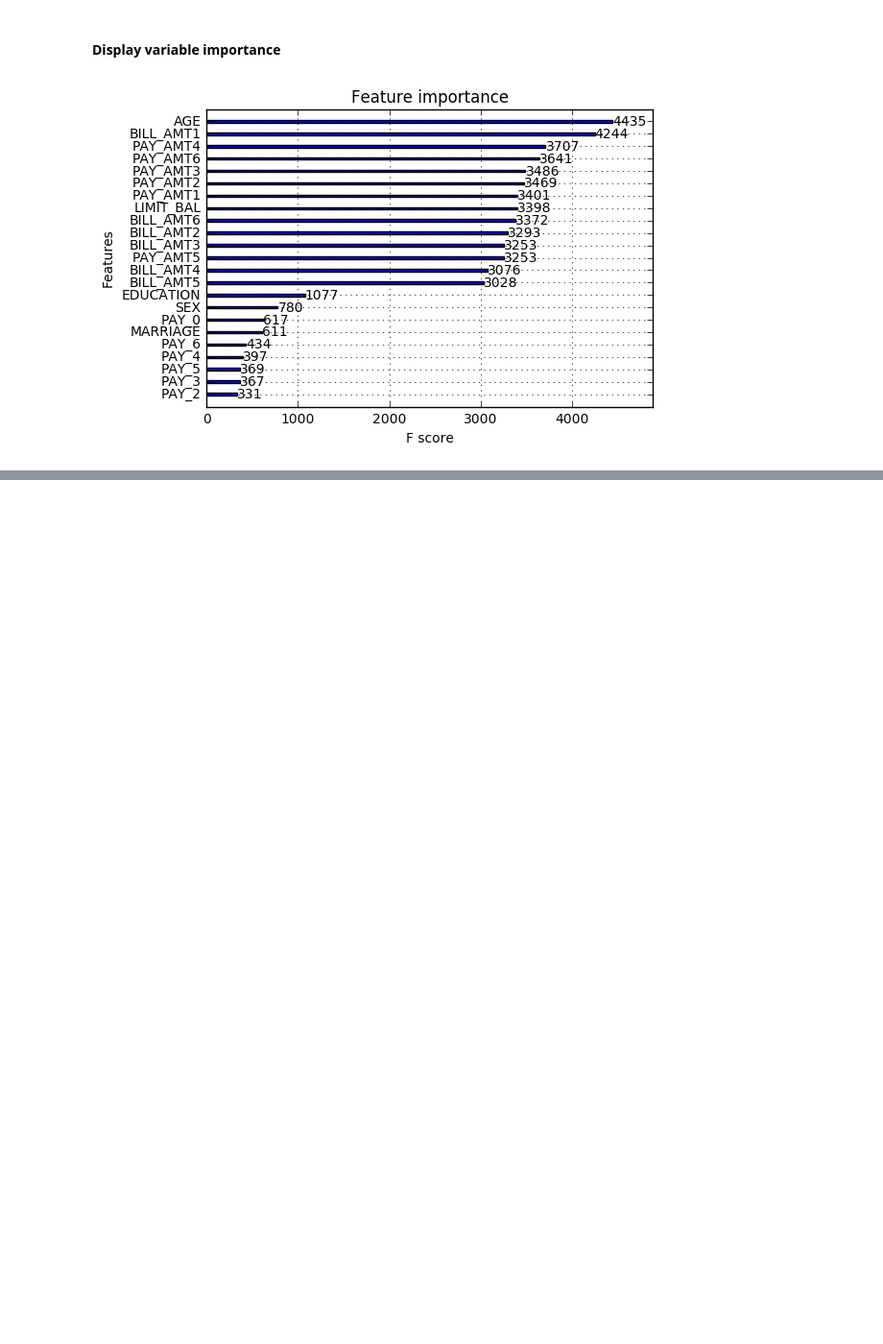
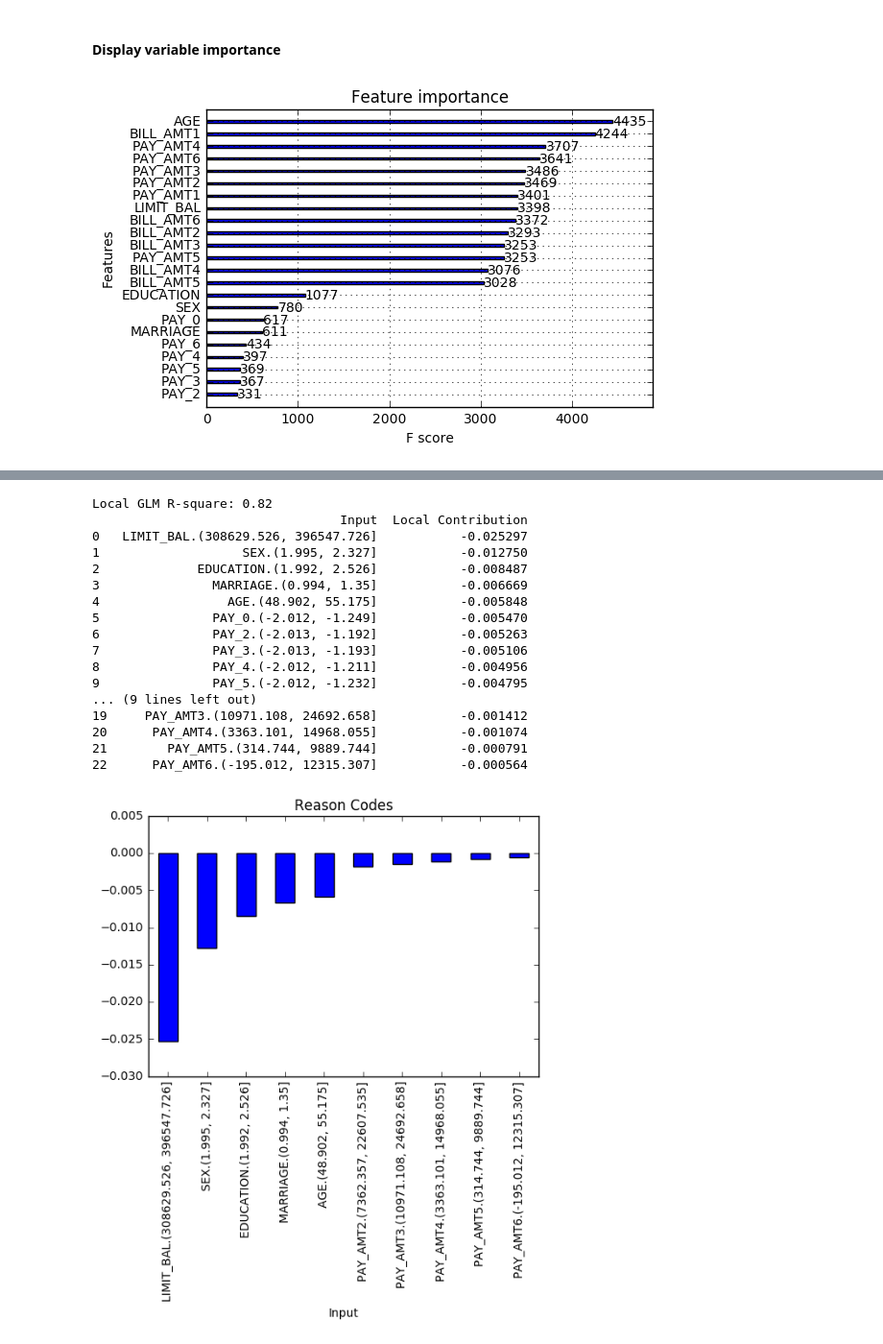
Before and after one commit to jphall663/lime_xgboost, a Jupyter notebook: notebooks/lime_xgboost.ipynb, the cells around one changed output, grey strips where cells are left out. Shown: that part at 96% size. Cells and saved outputs as stored; diff of their text form; code cells hidden in the pictures; blank space fills up the shorter version.

Commit message:
separating reason code table from plots

```diff
--- a/notebooks/lime_xgboost.ipynb
+++ b/notebooks/lime_xgboost.ipynb
@@ -180,0 +181,23 @@ Local GLM R-square: 0.72
+# %%
+row_id = 20
+explainer = LIMEExplainer(training_frame=test, X=X, model=xgb_model, discretize=True)
+explainer.explain(row_id)
+# %% [output]
+Local GLM R-square: 0.82
+                                 Input  Local Contribution
+0   LIMIT_BAL.(308629.526, 396547.726]           -0.025297
+1                   SEX.(1.995, 2.327]           -0.012750
+2             EDUCATION.(1.992, 2.526]           -0.008487
+3               MARRIAGE.(0.994, 1.35]           -0.006669
+4                 AGE.(48.902, 55.175]           -0.005848
+5               PAY_0.(-2.012, -1.249]           -0.005470
+6               PAY_2.(-2.013, -1.192]           -0.005263
+7               PAY_3.(-2.013, -1.193]           -0.005106
+8               PAY_4.(-2.012, -1.211]           -0.004956
+9               PAY_5.(-2.012, -1.232]           -0.004795
+... (9 lines left out)
+19     PAY_AMT3.(10971.108, 24692.658]           -0.001412
+20      PAY_AMT4.(3363.101, 14968.055]           -0.001074
+21        PAY_AMT5.(314.744, 9889.744]           -0.000791
+22      PAY_AMT6.(-195.012, 12315.307]           -0.000564
+[figure, added]
```
Also changed, not shown: parts of 7 cells of this notebook, 2 other files.
